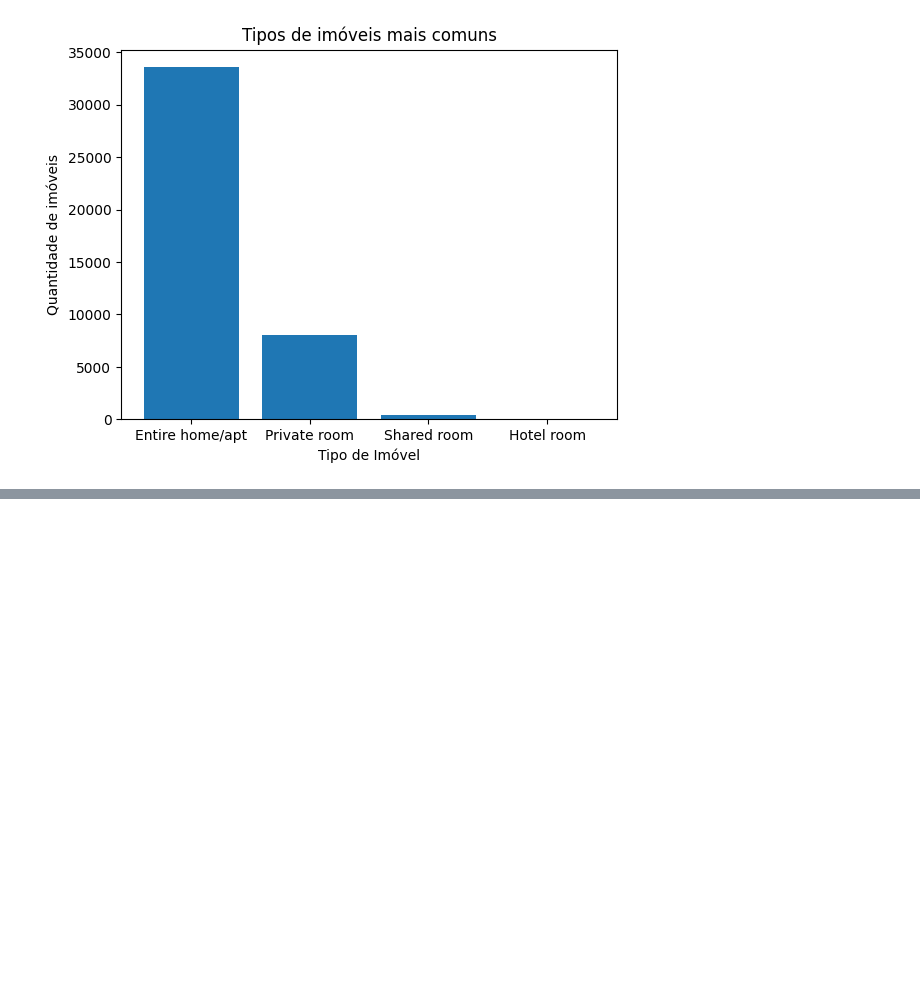
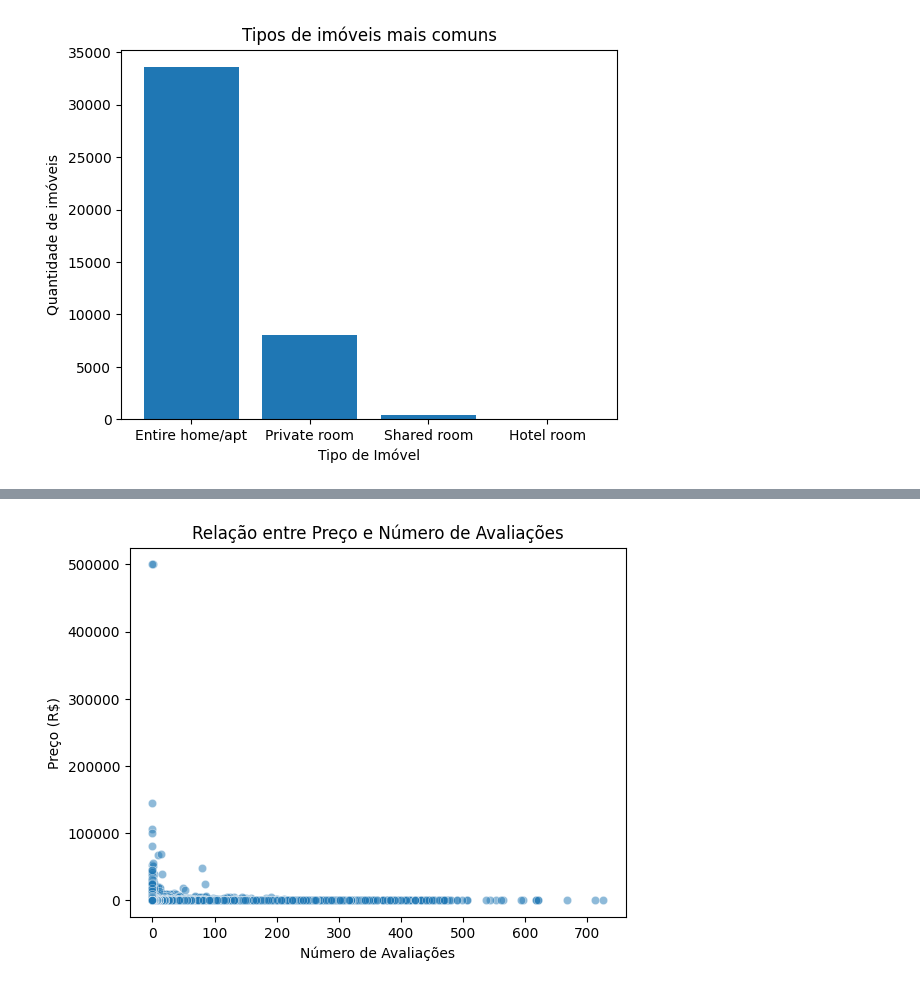
Before and after one commit to jailtonmonteiro/analise-airbnb, a Jupyter notebook: notebooks/1-limpeza-tratamento.ipynb, the cells around one changed output, grey strips where cells are left out. Saved outputs shown, nothing was run; the diff lists cells and outputs as text; code cells hidden in the pictures; blank space fills up the shorter version.

```diff
--- a/notebooks/1-limpeza-tratamento.ipynb
+++ b/notebooks/1-limpeza-tratamento.ipynb
@@ -217,0 +202,9 @@ MenorPreco
+# %%
+# Gráfico de dispersão
+sns.scatterplot(x='number_of_reviews', y='price', data=df, alpha=0.5)
+plt.title('Relação entre Preço e Número de Avaliações')
+plt.xlabel('Número de Avaliações')
+plt.ylabel('Preço (R$)')
+plt.show()
+# %% [output]
+[figure, added]
```
Also changed, not shown: parts of 4 cells of this notebook, 2 other files.
